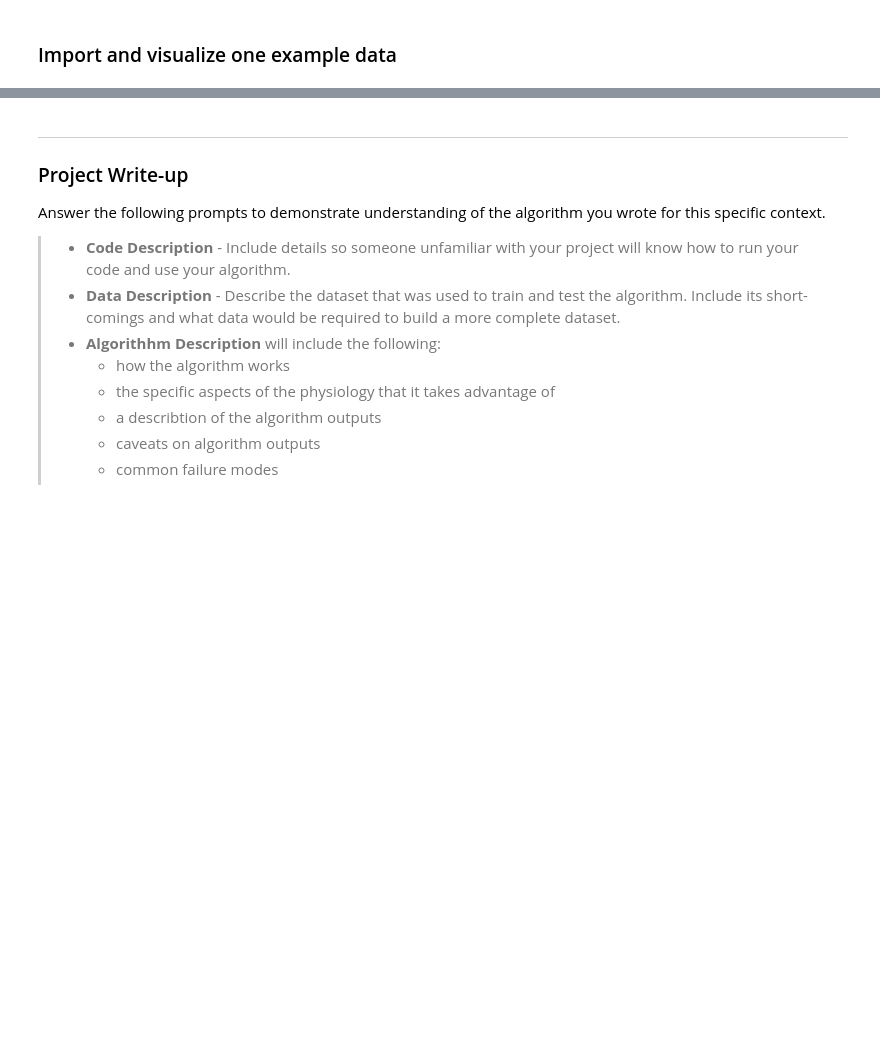
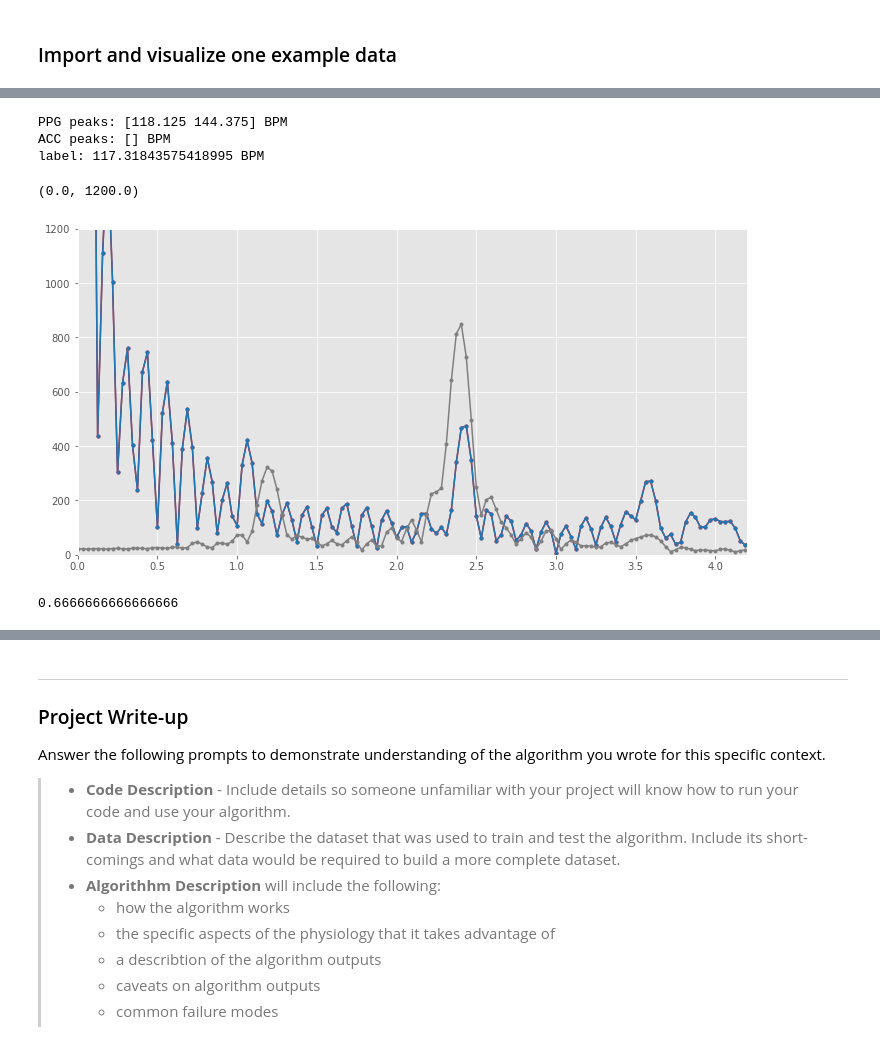
Before and after one commit to phthaloc/nd320-c4-wearable-data-project-starter, a Jupyter notebook: part_1/pulse_rate_starter.ipynb, the cells around one changed output, grey strips where cells are left out. Cells and saved outputs as stored; diff of their text form; code cells hidden in the pictures; blank space fills up the shorter version.

```diff
--- a/part_1/pulse_rate_starter.ipynb
+++ b/part_1/pulse_rate_starter.ipynb
@@ -185,12 +816,12 @@ def bandpassFilter(signal, pass_band, fs):
 # %%
 # sample frequency:
-FREQ_SAMPLE = 125
+FS = 125
 # window sizes in seconds:
 WINDOW_LENGTH_SEC = 8
 WINDOW_SHIFT_SEC = 2
 # transform to data points:
-window_length = WINDOW_LENGTH_SEC * FREQ_SAMPLE
-window_shift = WINDOW_SHIFT_SEC * FREQ_SAMPLE
+window_length = WINDOW_LENGTH_SEC * FS
+window_shift = WINDOW_SHIFT_SEC * FS
 BPM_MIN = 40
 BPM_MAX = 240
 # transform to Hz:
@@ -487,0 +976,42 @@ plt.plot(freqs, fft)
+# %%
+i = 30
+## The prominence of a peak measures how much a peak stands out from the surrounding
+## baseline of the signal and is defined as the vertical distance between the peak
+## and its lowest contour line.
+## threshold of peaks: the vertical distance to its neighboring samples.
+## wlen: A window length in samples that optionally limits the evaluated area for
+## each peak to a subset of x. The peak is always placed in the middle of the window
+## therefore the given length is rounded up to the next odd integer
+ppg_xpeak, dict_ppg_ypeak = sp.signal.find_peaks(
+    x=ppg_fft[:, i], height=ppg_fft[:, i].max()*0.1, distance=2,
+    prominence=ppg_fft[:, i].max()*0.15, threshold=None, wlen=5
+)
+acc_xpeak, dict_acc_ypeak = sp.signal.find_peaks(
+    x=acc_fft[:, i], height=acc_fft[:, i].max()*0.3, distance=3,
+    prominence=acc_fft[:, i].max()*0.2, threshold=None, wlen=5
+)
+print(f'PPG peaks: {freqs[ppg_xpeak]*60} BPM')
+print(f'ACC peaks: {freqs[acc_xpeak]*60} BPM')
+print(f'label: {ppg_ref[i]} BPM')
+# %% [output]
+PPG peaks: [118.125 144.375] BPM
+ACC peaks: [] BPM
+label: 117.31843575418995 BPM
+# %%
+fig, ax = plt.subplots()
+ax.plot(freqs, acc_fft[:, i]*10, '.-', color='r', label='fft of ACC (mag from time signal)')
+
+color = 'tab:blue'
+ax.plot(freqs, acc_fft1[:, i]*10, '.-', color=color, label='fft of ACC (adjusted mag from time signal)')
+
+color = 'tab:gray'
+ax.plot(freqs, acc_fft2[:, i], '.-', color=color, label='fft of ACC (summed frequencies)')
+ax.set_xlim(0., max_freq*1.05)
+ax.set_ylim(0,1200)
+# %% [output]
+(0.0, 1200.0)
+[figure, added]
+# %%
+min_freq
+# %% [output]
+0.6666666666666666
```
Also changed, not shown: parts of 52 cells of this notebook.
